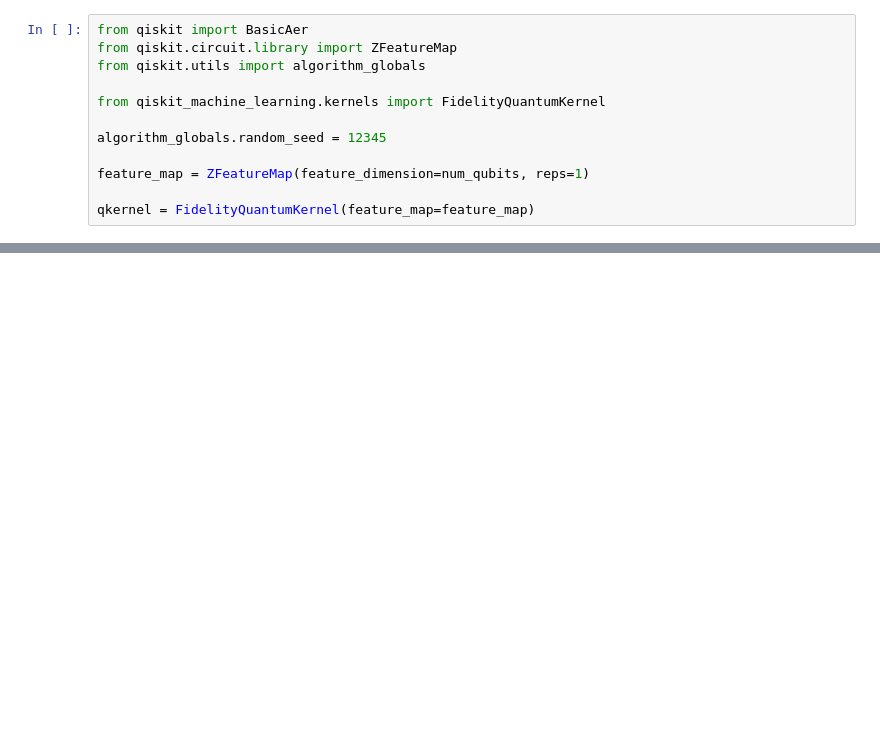
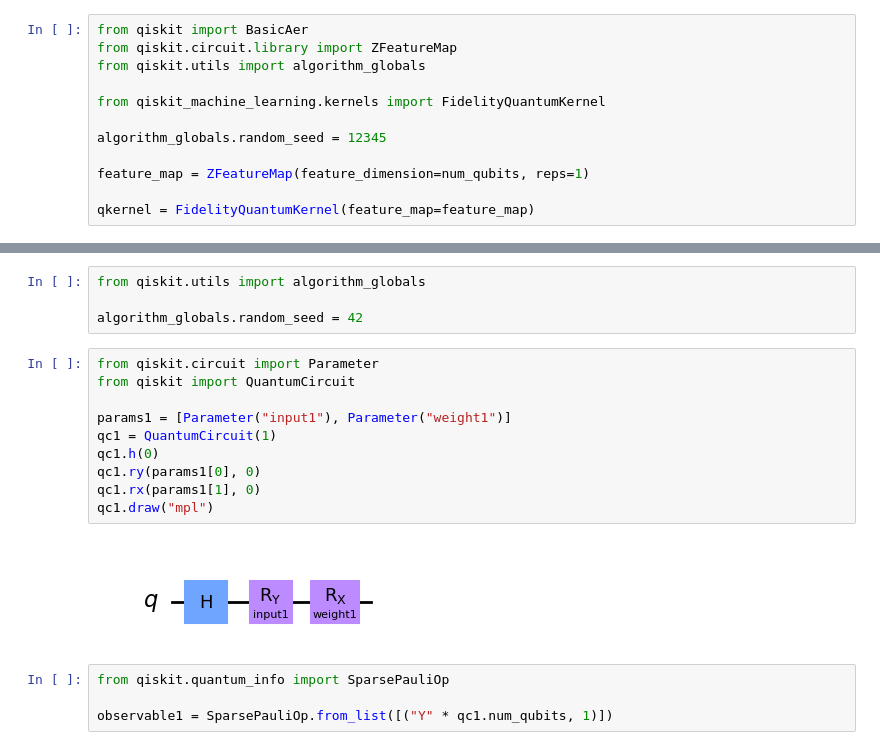
Before and after one commit to agrzheng/qiskit, a Jupyter notebook: study/qiskit-svm.ipynb, the cells around one changed output, grey strips where cells are left out. Saved outputs shown, nothing was run; the diff lists cells and outputs as text; blank space fills up the shorter version.

```diff
--- a/study/qiskit-svm.ipynb
+++ b/study/qiskit-svm.ipynb
@@ -330,0 +401,20 @@ qkernel = FidelityQuantumKernel(feature_map=feature_map)
+# %%
+from qiskit.utils import algorithm_globals
+
+algorithm_globals.random_seed = 42
+# %%
+from qiskit.circuit import Parameter
+from qiskit import QuantumCircuit
+
+params1 = [Parameter("input1"), Parameter("weight1")]
+qc1 = QuantumCircuit(1)
+qc1.h(0)
+qc1.ry(params1[0], 0)
+qc1.rx(params1[1], 0)
+qc1.draw("mpl")
+# %% [output]
+[figure, added]
+# %%
+from qiskit.quantum_info import SparsePauliOp
+
+observable1 = SparsePauliOp.from_list([("Y" * qc1.num_qubits, 1)])
```
Also changed, not shown: parts of 18 cells of this notebook.
